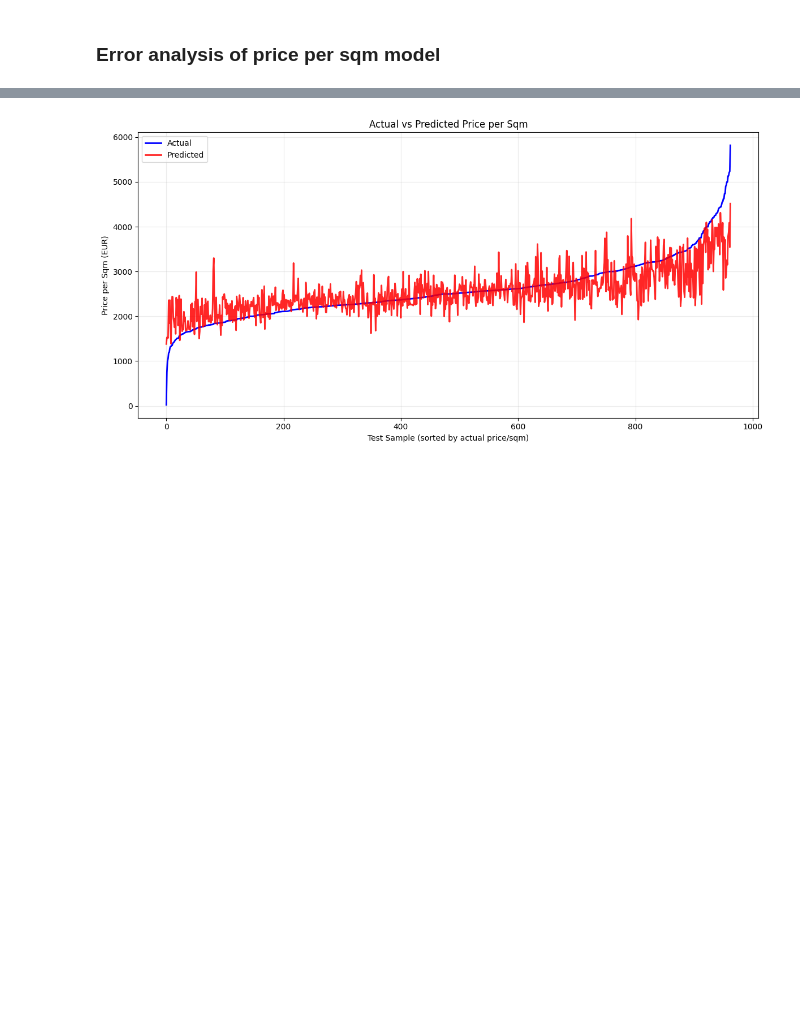
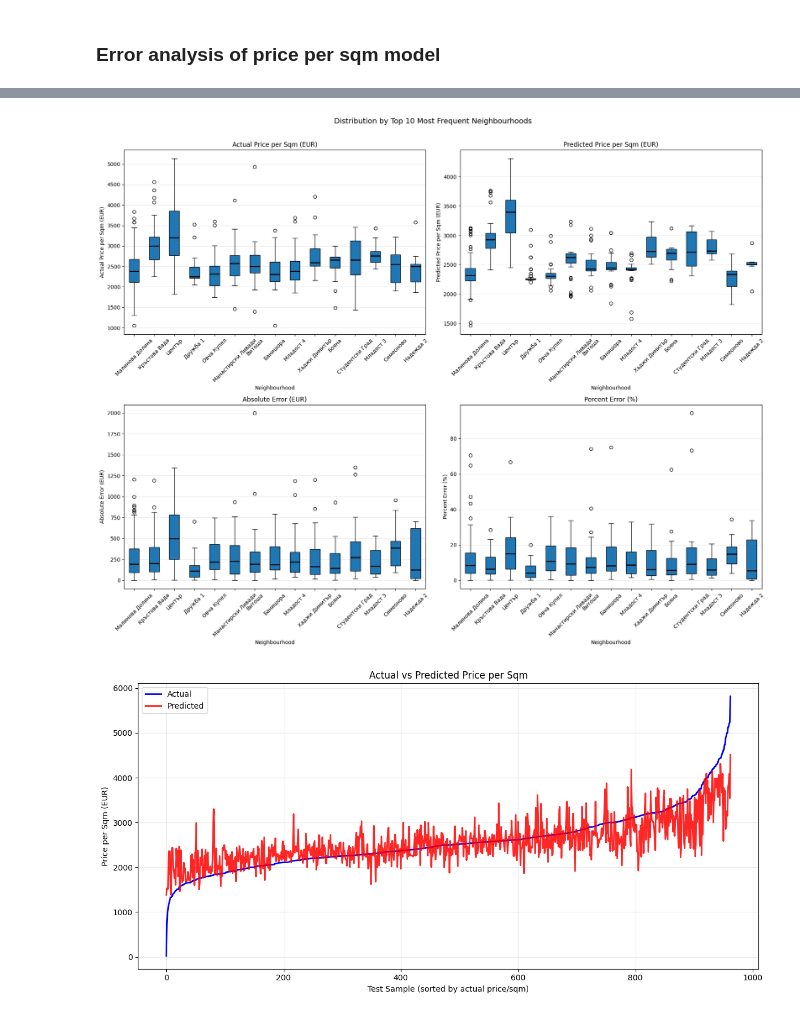
Before and after one commit to ssstoev/price-prediction-tool, a Jupyter notebook: backend/notebooks/04_errors_analysis.ipynb, the cells around one changed output, grey strips where cells are left out. Saved outputs shown, nothing was run; the diff lists cells and outputs as text; code cells hidden in the pictures; blank space fills up the shorter version.

```diff
--- a/backend/notebooks/04_errors_analysis.ipynb
+++ b/backend/notebooks/04_errors_analysis.ipynb
@@ -87,3 +126,42 @@ errors_df_price_p_sqm
+# %%
+import matplotlib.pyplot as plt
+
+# Top 10 most frequent neighbourhoods
+top10_neighbourhoods = (
+    errors_df_price_p_sqm["neighbourhood"]
+    .value_counts()
+    .head(15)
+    .index.tolist()
+)
+plot_data = errors_df_price_p_sqm[errors_df_price_p_sqm["neighbourhood"].isin(top10_neighbourhoods)]
+
+metrics = [
+    ("actual_price_p_sqm",    "Actual Price per Sqm (EUR)"),
+    ("predicted_price_p_sqm", "Predicted Price per Sqm (EUR)"),
+    ("absolute_error",        "Absolute Error (EUR)"),
+    ("percent_error",         "Percent Error (%)"),
+]
+
+fig, axes = plt.subplots(2, 2, figsize=(18, 14))
+
+for ax, (col, ylabel) in zip(axes.flat, metrics):
+    groups = [
+        plot_data.loc[plot_data["neighbourhood"] == n, col].values
+        for n in top10_neighbourhoods
+    ]
+    ax.boxplot(groups, labels=top10_neighbourhoods, patch_artist=True,
+               medianprops=dict(color="black", linewidth=2))
+    ax.set_title(ylabel)
+    ax.set_ylabel(ylabel)
+    ax.set_xlabel("Neighbourhood")
+    ax.tick_params(axis="x", rotation=45)
+    ax.grid(axis="y", alpha=0.3)
+
+plt.suptitle("Distribution by Top 10 Most Frequent Neighbourhoods", fontsize=14, y=1.01)
+plt.tight_layout()
+plt.show()
+# %% [output]
+[figure, added]
 # %%
 import matplotlib.pyplot as plt
 
```
Also changed, not shown: parts of 6 cells of this notebook, 3 other files.
